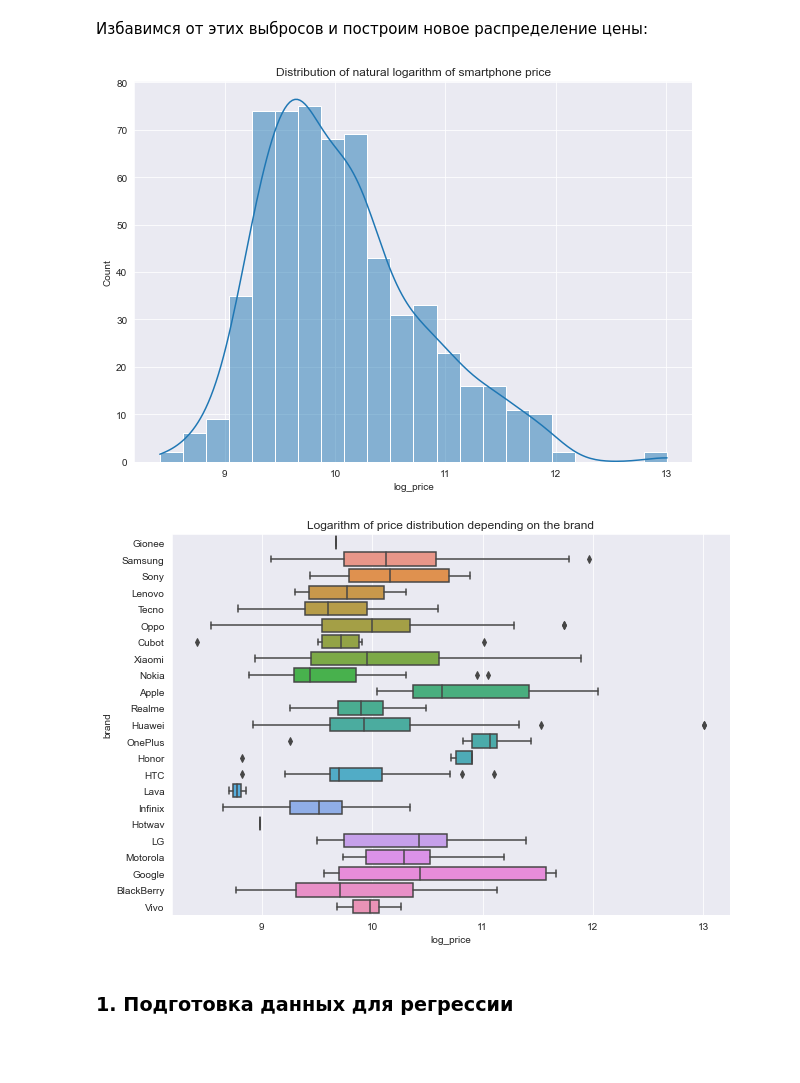
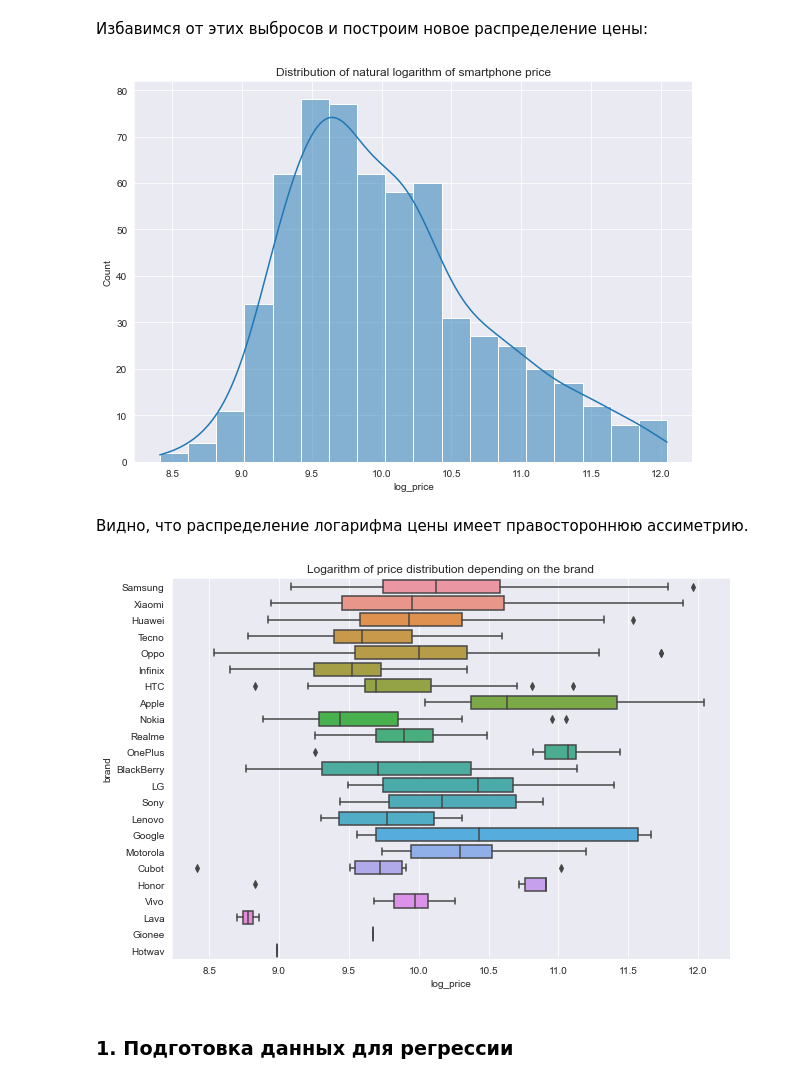
Before and after one commit to Dangerio/smartphone-price-analysis, a Jupyter notebook: Analysis/Analysis.ipynb, the cells around one changed output. Saved outputs shown, nothing was run; the diff lists cells and outputs as text; code cells hidden in the pictures; blank space fills up the shorter version.

```diff
--- a/Analysis/Analysis.ipynb
+++ b/Analysis/Analysis.ipynb
@@ -43,20 +45,22 @@ ax.set_title('Distribution of natural logarithm of smartphone price');
 Избавимся от этих выбросов и построим новое распределение цены:
 # %%
 # correcting and saving data
-data = data.loc[data.price >= np.exp(8.3), :].copy(deep=True)
+data = data.loc[(data.price >= np.exp(8.3)) & (data.price < np.exp(12.5)), :].copy(deep=True)
 data.to_csv('Data/PhonesDF_years_corrected.csv', index=False)
 # %%
 fig, ax = plt.subplots(figsize=(10, 7))
 sns.histplot(data=data, x='log_price', ax=ax,  kde=True)
 ax.set_title('Distribution of natural logarithm of smartphone price');
 # %% [output]
-[figure, old version]
+[figure, new version]
+# %% [markdown]
+Видно, что распределение логарифма цены имеет правостороннюю ассиметрию.
 # %%
 fig, ax = plt.subplots(figsize=(10, 7))
-sns.boxplot(data=data, y='brand', x='log_price', ax=ax)
+sns.boxplot(data=data, y='brand', x='log_price', ax=ax, order=list(data.brand.value_counts().index))
 ax.set_title('Logarithm of price distribution depending on the brand');
 # %% [output]
-[figure, old version]
+[figure, new version]
 # %% [markdown]
 ### 1. Подготовка данных для регрессии
 # %%
```
Also changed, not shown: parts of 2 cells of this notebook, 1 other file.
